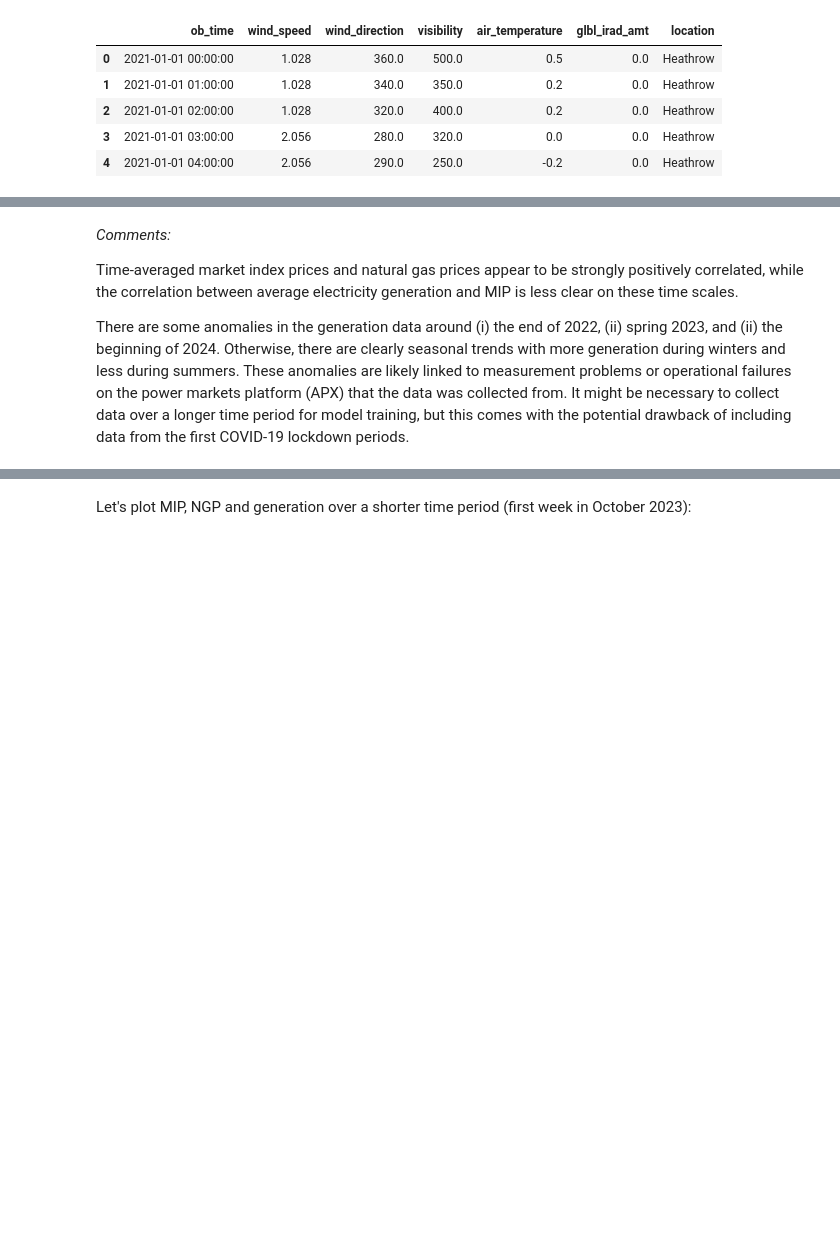
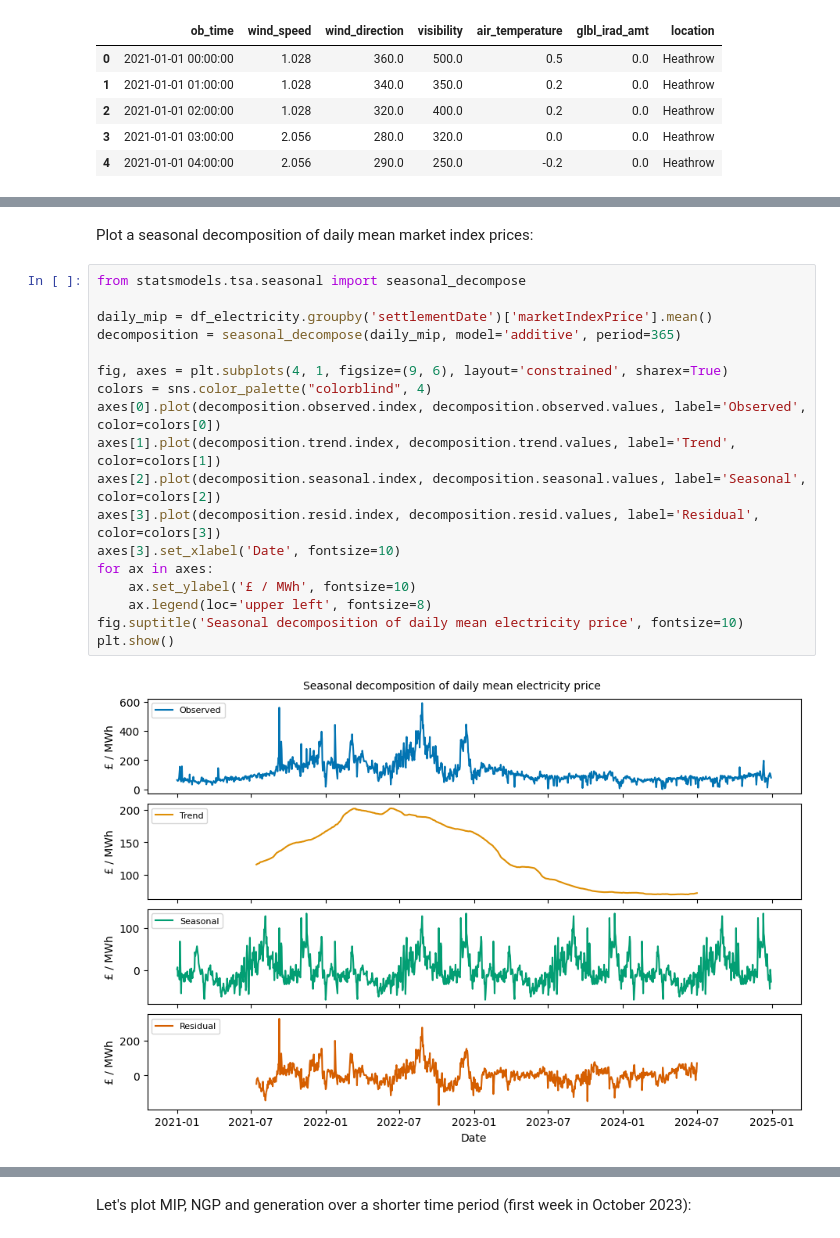
Before and after one commit to christianfenton/electricity_pricing, a Jupyter notebook: notebooks/exploratory_analysis.ipynb, the cells around one changed output, grey strips where cells are left out. Drawn from its saved outputs; the diff is of its cells as text; blank space fills up the shorter version.

Commit message:
Added more plots to 'notebooks/exploratory_analysis.ipynb' and new deps to pyproject.toml.

```diff
--- a/notebooks/exploratory_analysis.ipynb
+++ b/notebooks/exploratory_analysis.ipynb
@@ -110,6 +70,22 @@ plt.show()
-# %% [markdown]
-*Comments:*
-
-Time-averaged market index prices and natural gas prices appear to be strongly positively correlated, while the correlation between average electricity generation and MIP is less clear on these time scales.
-
-There are some anomalies in the generation data around (i) the end of 2022, (ii) spring 2023, and (ii) the beginning of 2024. Otherwise, there are clearly seasonal trends with more generation during winters and less during summers. These anomalies are likely linked to measurement problems or operational failures on the power markets platform (APX) that the data was collected from. It might be necessary to collect data over a longer time period for model training, but this comes with the potential drawback of including data from the first COVID-19 lockdown periods.
+# %% [markdown]
+Plot a seasonal decomposition of daily mean market index prices:
+# %%
+from statsmodels.tsa.seasonal import seasonal_decompose
+
+daily_mip = df_electricity.groupby('settlementDate')['marketIndexPrice'].mean()
+decomposition = seasonal_decompose(daily_mip, model='additive', period=365)
+
+fig, axes = plt.subplots(4, 1, figsize=(9, 6), layout='constrained', sharex=True)
+colors = sns.color_palette("colorblind", 4)
+axes[0].plot(decomposition.observed.index, decomposition.observed.values, label='Observed', color=colors[0])
+axes[1].plot(decomposition.trend.index, decomposition.trend.values, label='Trend', color=colors[1])
+axes[2].plot(decomposition.seasonal.index, decomposition.seasonal.values, label='Seasonal', color=colors[2])
+axes[3].plot(decomposition.resid.index, decomposition.resid.values, label='Residual', color=colors[3])
+axes[3].set_xlabel('Date', fontsize=10)
+for ax in axes:
+    ax.set_ylabel('£ / MWh', fontsize=10)
+    ax.legend(loc='upper left', fontsize=8)
+fig.suptitle('Seasonal decomposition of daily mean electricity price', fontsize=10)
+plt.show()
+# %% [output]
+[figure, added]
```
Also changed, not shown: parts of 59 cells of this notebook, 1 other file.
